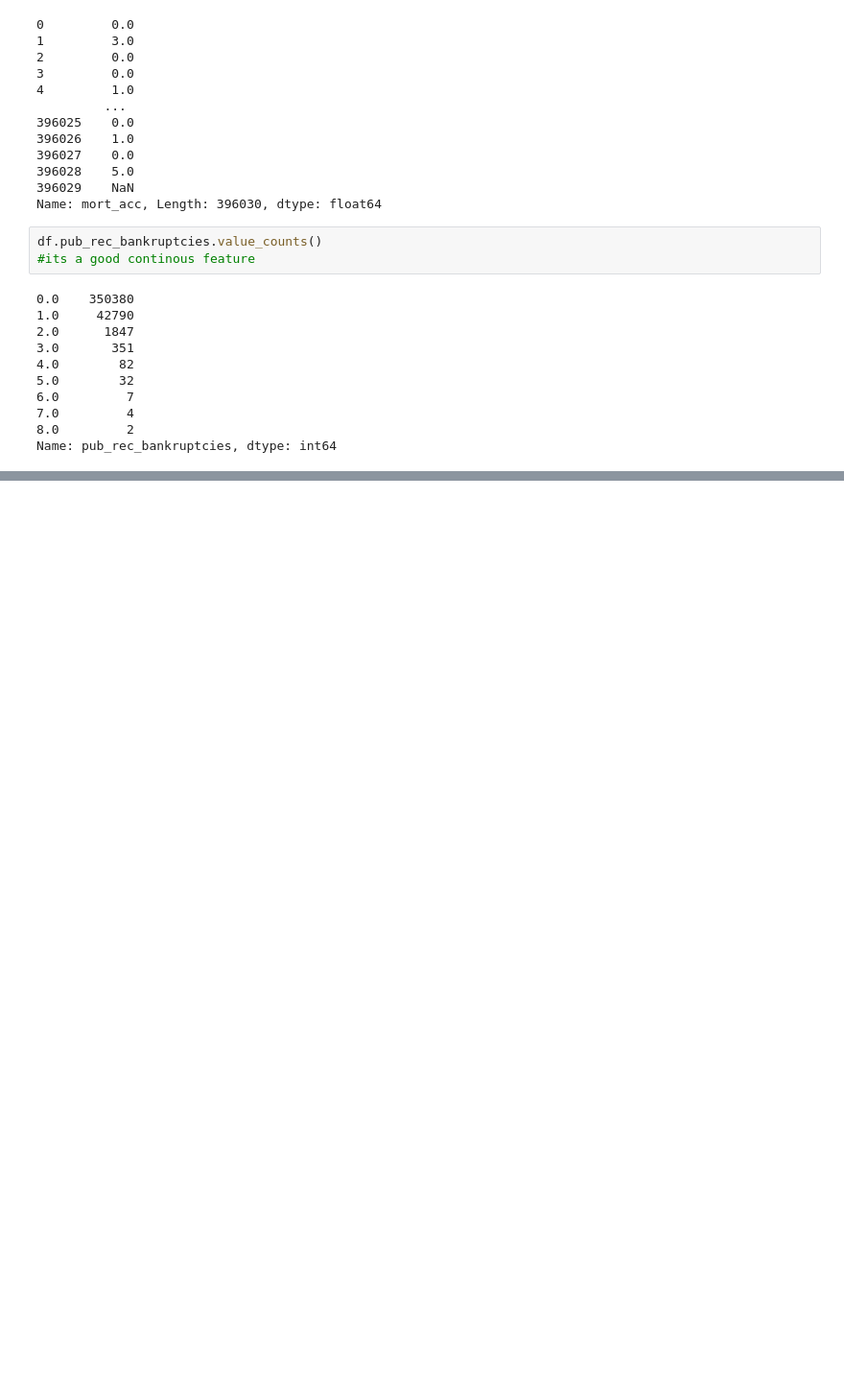
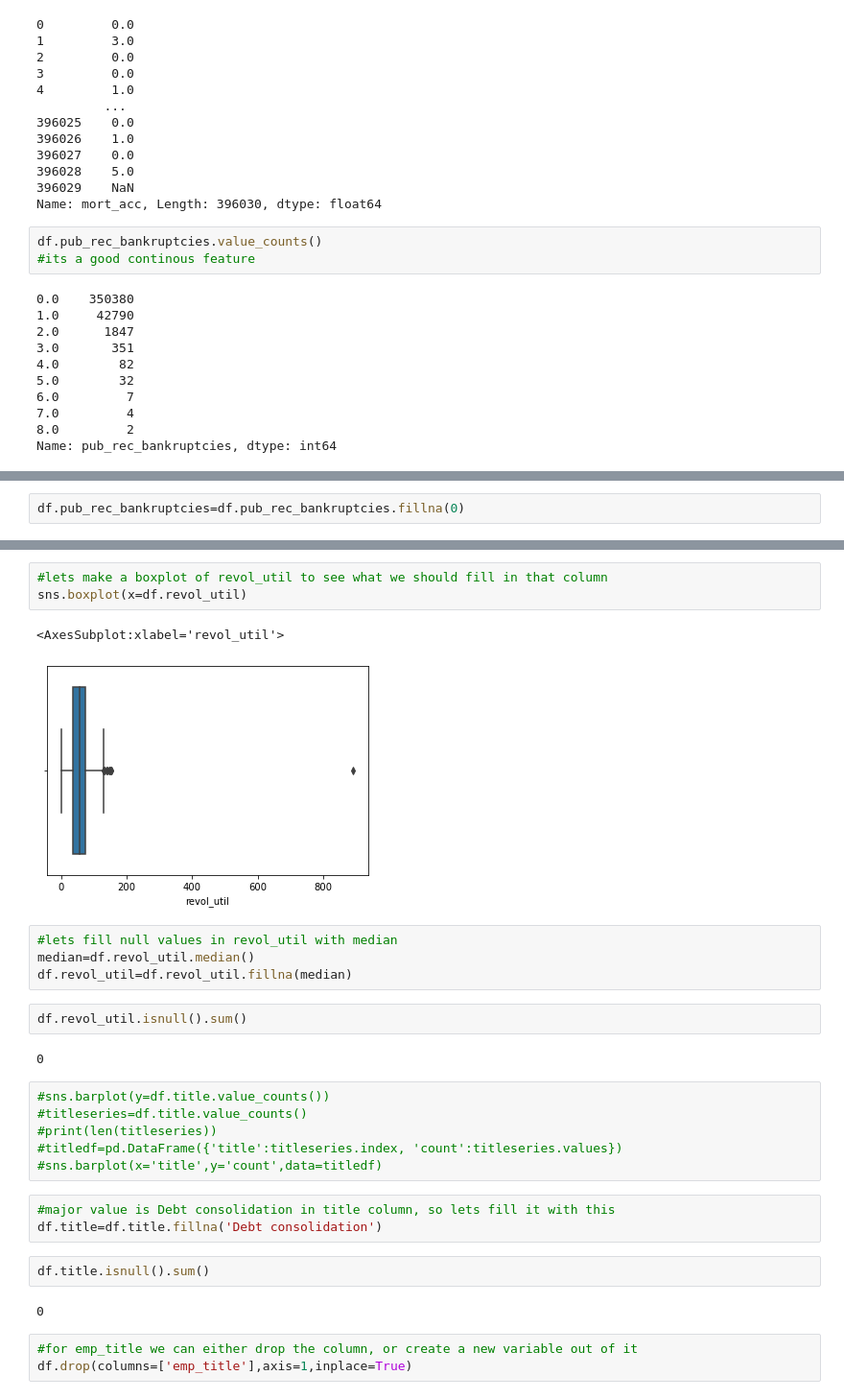
Before and after one commit to satyamraj123/All-Lending-Club-Loan-Data, a Jupyter notebook: my notebook.ipynb, the cells around one changed output, grey strips where cells are left out. Shown at 96% size. Saved outputs shown, nothing was run; the diff lists cells and outputs as text; blank space fills up the shorter version.

Commit message:
null imputation and removal done

```diff
--- a/my notebook.ipynb
+++ b/my notebook.ipynb
@@ -188,0 +192,2 @@ Name: pub_rec_bankruptcies, dtype: int64
+# %%
+df.pub_rec_bankruptcies=df.pub_rec_bankruptcies.fillna(0)
@@ -188,0 +210,30 @@ Name: pub_rec_bankruptcies, dtype: int64
+# %%
+#lets make a boxplot of revol_util to see what we should fill in that column
+sns.boxplot(x=df.revol_util)
+# %% [output]
+<AxesSubplot:xlabel='revol_util'>
+[figure, added]
+# %%
+#lets fill null values in revol_util with median
+median=df.revol_util.median()
+df.revol_util=df.revol_util.fillna(median)
+# %%
+df.revol_util.isnull().sum()
+# %% [output]
+0
+# %%
+#sns.barplot(y=df.title.value_counts())
+#titleseries=df.title.value_counts()
+#print(len(titleseries))
+#titledf=pd.DataFrame({'title':titleseries.index, 'count':titleseries.values})
+#sns.barplot(x='title',y='count',data=titledf)
+# %%
+#major value is Debt consolidation in title column, so lets fill it with this
+df.title=df.title.fillna('Debt consolidation')
+# %%
+df.title.isnull().sum()
+# %% [output]
+0
+# %%
+#for emp_title we can either drop the column, or create a new variable out of it
+df.drop(columns=['emp_title'],axis=1,inplace=True)
```
Also changed, not shown: parts of 10 cells of this notebook.
